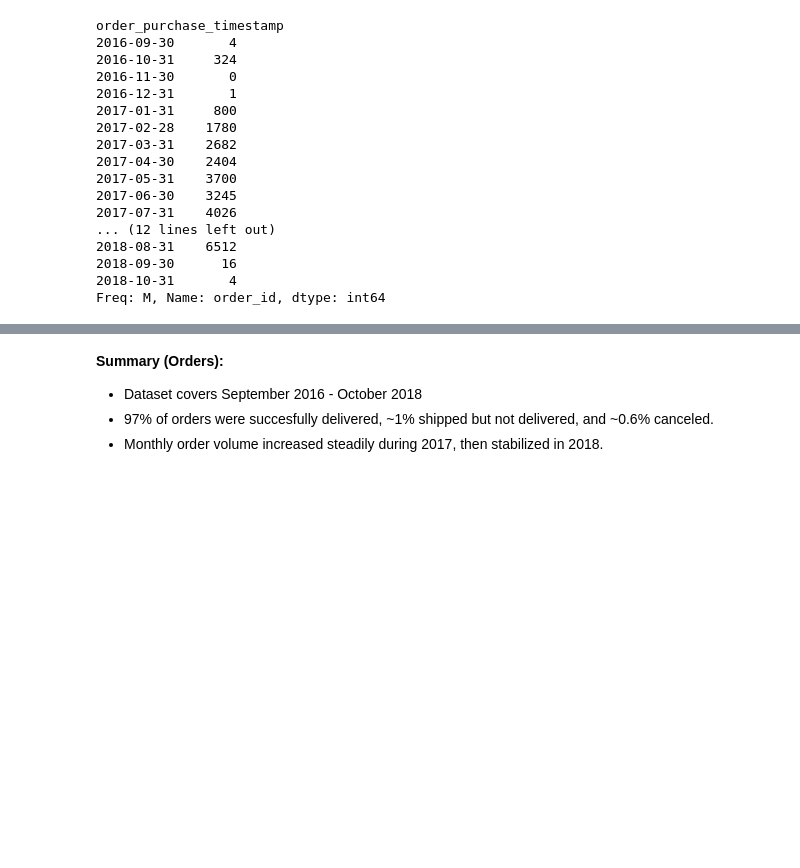
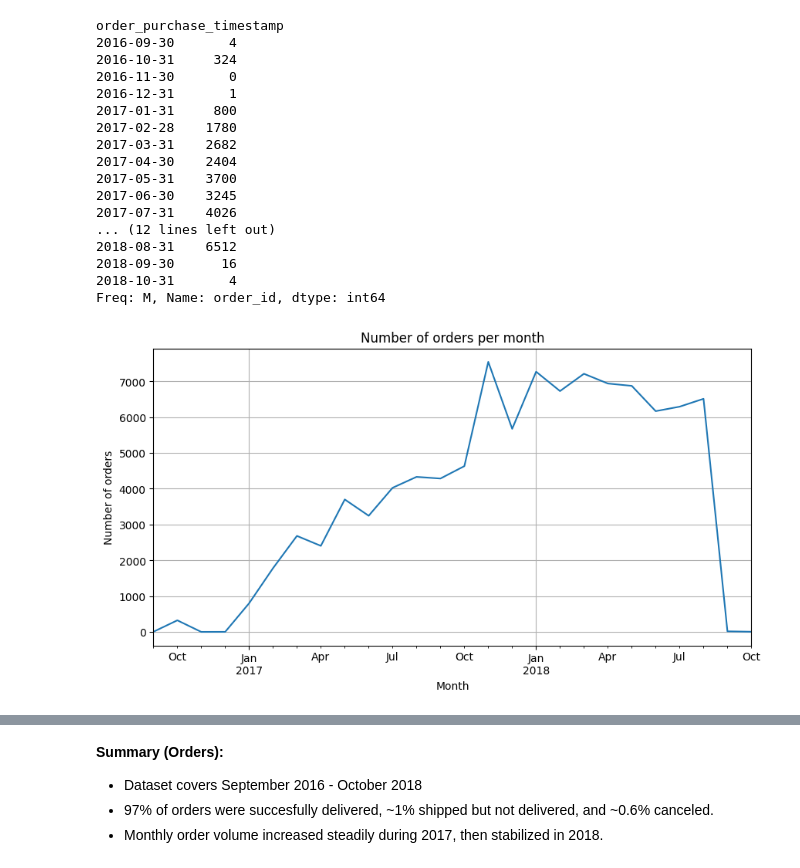
Before and after one commit to MikaelR1/Portfolio-Analytics, a Jupyter notebook: notebooks/eda.ipynb, the cells around one changed output, grey strips where cells are left out. Drawn from its saved outputs; the diff is of its cells as text; code cells hidden in the pictures; blank space fills up the shorter version.

Commit message:
Vísualizations for orders, payments, products and customers

```diff
--- a/notebooks/eda.ipynb
+++ b/notebooks/eda.ipynb
@@ -384,3 +384,17 @@ order_purchase_timestamp
 2018-09-30      16
 2018-10-31       4
 Freq: M, Name: order_id, dtype: int64
+# %%
+df_orders['order_purchase_timestamp'] = pd.to_datetime(df_orders['order_purchase_timestamp'])
+
+monthly_orders = df_orders.set_index('order_purchase_timestamp').resample('M')['order_id'].count()
+
+plt.figure(figsize=(10,5))
+monthly_orders.plot()
+plt.title("Number of orders per month")
+plt.xlabel("Month")
+plt.ylabel("Number of orders")
+plt.grid(True)
+plt.show()
+# %% [output]
+[figure, added]
```
Also changed, not shown: parts of 9 cells of this notebook.
